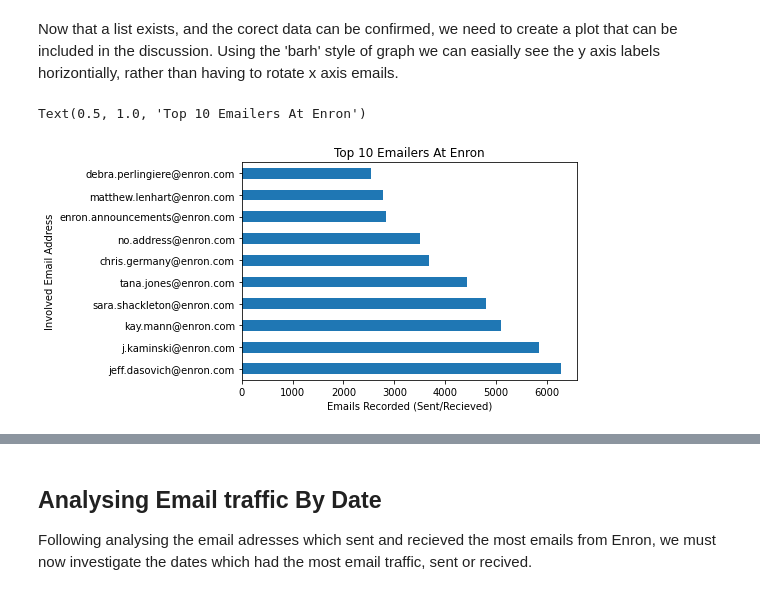
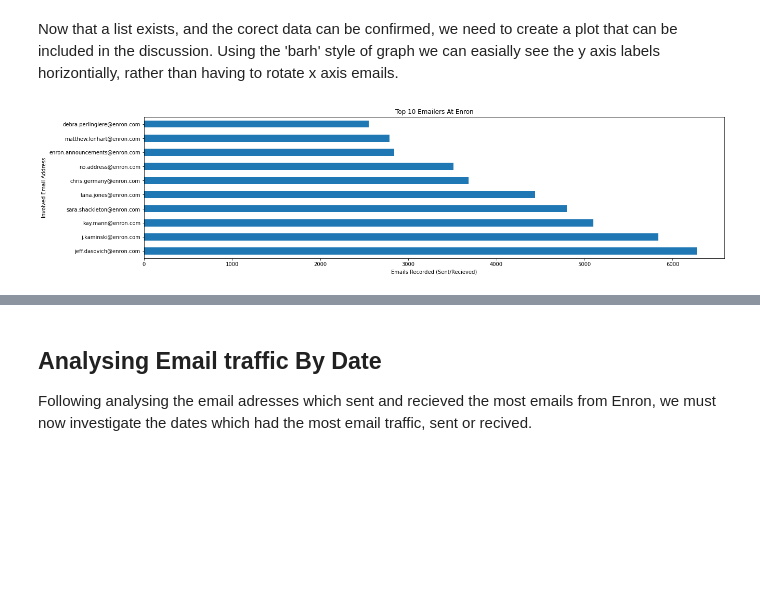
Before and after one commit to Toms201/Enron-Dataset-Analysis-ISYS2001-, a Jupyter notebook: ISYS2001_Assignment_Two.ipynb, the cells around one changed output, grey strips where cells are left out. Saved outputs shown, nothing was run; the diff lists cells and outputs as text; code cells hidden in the pictures; blank space fills up the shorter version.

```diff
--- a/ISYS2001_Assignment_Two.ipynb
+++ b/ISYS2001_Assignment_Two.ipynb
@@ -133,12 +129,15 @@ Now that a list exists, and the corect data can be confirmed, we need to create
 # %%
 # As a bar histogram, plot the top 10 occurances in the sender column of the dfmessages dataframe
 plot1 = dfmessages['sender'].value_counts()[:10].plot(kind='barh')
 # Change x-axis label to "Emails Recorded (Sent/Recieved)"
 plt.xlabel("Emails Recorded (Sent/Recieved)")
 # Change y-axis label to "Involved Email Address"
 plt.ylabel("Involved Email Address")
 # Change the Plot title to "Top 10 Emailers At Enron"
 plt.title("Top 10 Emailers At Enron")
+# Adjust the size of the plot to 20,5
+plt.rcParams['figure.figsize'] = [20, 5]
+# Save the plot as a png so it can be called later in the report
+plt.savefig('emailers.png')
 # %% [output]
-Text(0.5, 1.0, 'Top 10 Emailers At Enron')
-[figure, old version]
+[figure, new version]
```
Also changed, not shown: parts of 14 cells of this notebook.
